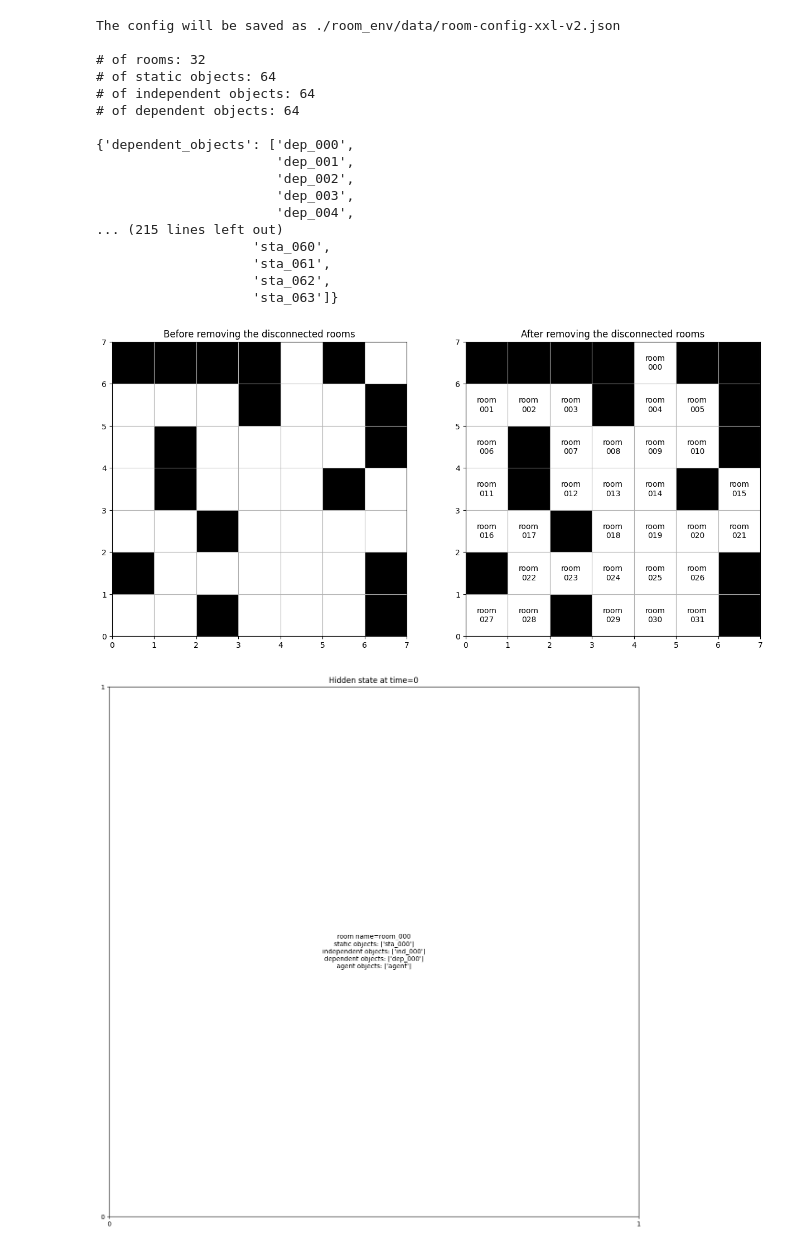
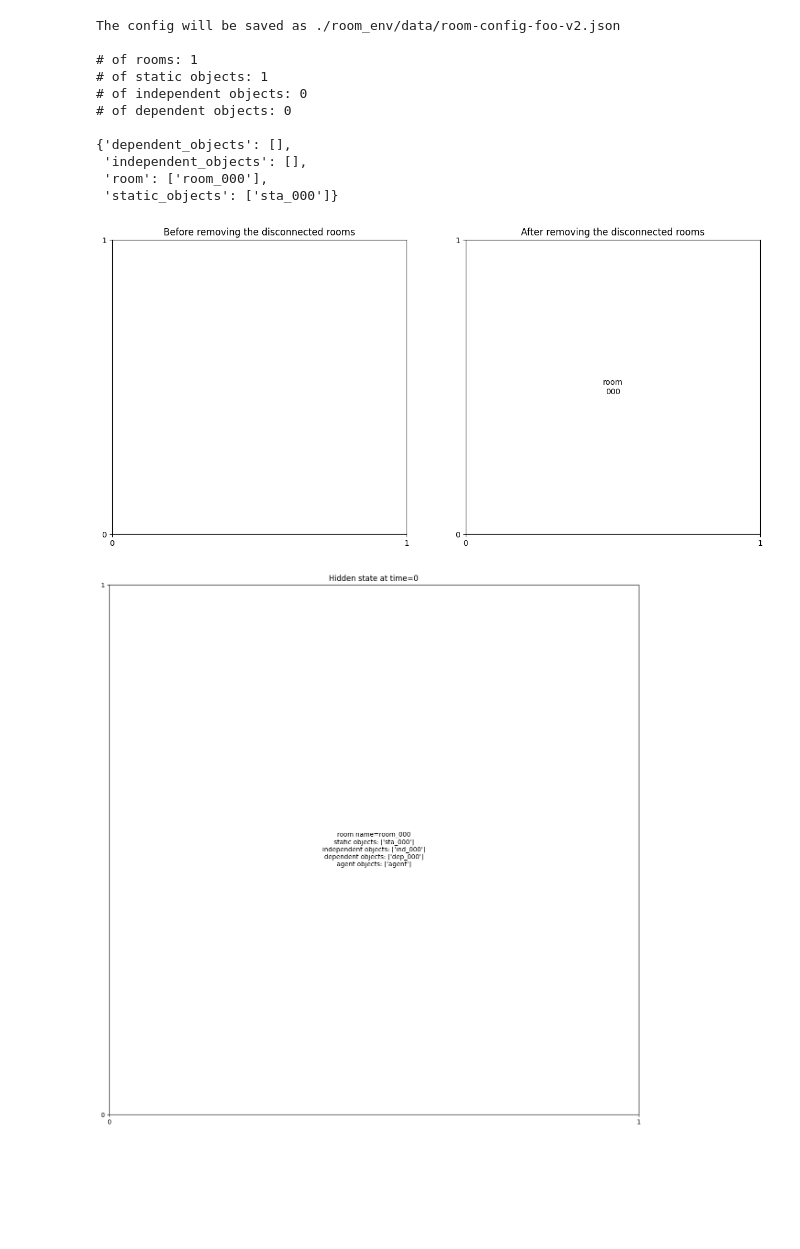
Before and after one commit to humemai/room-env, a Jupyter notebook: room-env-v2.ipynb, the cells around one changed output. Drawn from its saved outputs; the diff is of its cells as text; code cells hidden in the pictures; blank space fills up the shorter version.

```diff
--- a/room-env-v2.ipynb
+++ b/room-env-v2.ipynb
@@ -1,38 +1,33 @@
 # %%
 import random
 from room_env.create_room2 import RoomCreator
 
 room_creator = RoomCreator(
-    filename="xxl",
-    grid_length=7,
-    num_rooms=32,
-    num_static_objects=64,
-    num_independent_objects=64,
-    num_dependent_objects=64,
-    room_prob=0.7,
+    filename="foo",
+    grid_length=1,
+    num_rooms=1,
+    num_static_objects=1,
+    num_independent_objects=0,
+    num_dependent_objects=0,
+    room_prob=0.5,
     minimum_transition_stay_prob=0.6,
+    static_object_in_every_room=True,
     give_fake_names=False,
 )
 room_creator.run()
 # %% [output]
-The config will be saved as ./room_env/data/room-config-xxl-v2.json
+The config will be saved as ./room_env/data/room-config-foo-v2.json
 
-# of rooms: 32
-# of static objects: 64
-# of independent objects: 64
-# of dependent objects: 64
+# of rooms: 1
+# of static objects: 1
+# of independent objects: 0
+# of dependent objects: 0
 
-{'dependent_objects': ['dep_000',
-                       'dep_001',
-                       'dep_002',
-                       'dep_003',
-                       'dep_004',
-... (215 lines left out)
-                    'sta_060',
-                    'sta_061',
-                    'sta_062',
-                    'sta_063']}
+{'dependent_objects': [],
+ 'independent_objects': [],
+ 'room': ['room_000'],
+ 'static_objects': ['sta_000']}
-[figure, old version]
+[figure, new version]
 # %%
 from room_env.envs.room2 import RoomEnv2
 
```
Also changed, not shown: 13 other files.
